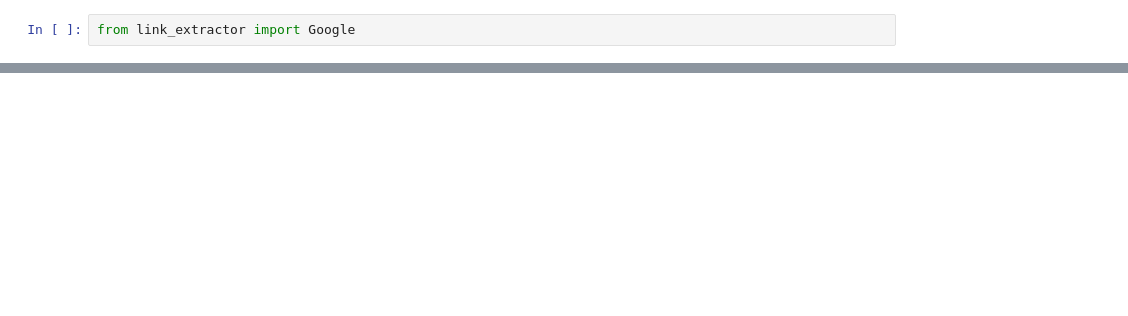
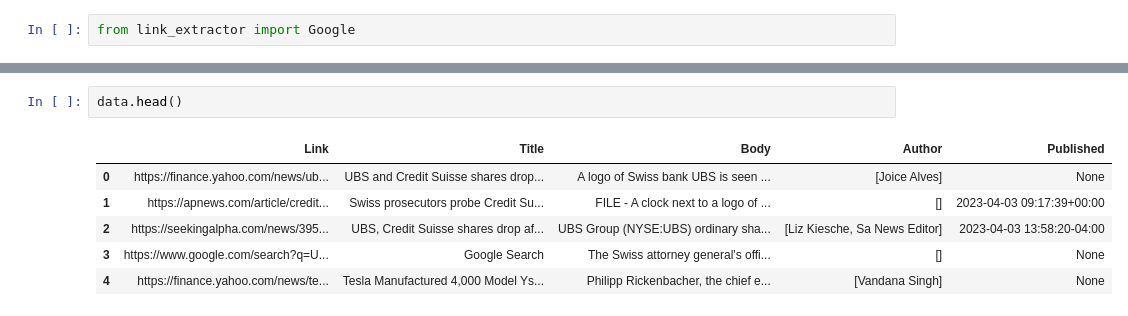
Before and after one commit to CAPSTONE-MIBA-G03/MIBA-2023-CAPSTONE-RB-NLP, a Jupyter notebook: etl-pipeline/Testing.ipynb, the cells around one changed output, grey strips where cells are left out. Cells and saved outputs as stored; diff of their text form; blank space fills up the shorter version.

```diff
--- a/etl-pipeline/Testing.ipynb
+++ b/etl-pipeline/Testing.ipynb
@@ -41,0 +69,9 @@ links.head(20)
+# %%
+data.head()
+# %% [output]
+|  | Link | Title | Body | Author | Published |
+| 0 | https://finance.yahoo.com/news/ub... | UBS and Credit Suisse shares drop... | A logo of Swiss bank UBS is seen ... | [Joice Alves] | None |
+| 1 | https://apnews.com/article/credit... | Swiss prosecutors probe Credit Su... | FILE - A clock next to a logo of ... | [] | 2023-04-03 09:17:39+00:00 |
+| 2 | https://seekingalpha.com/news/395... | UBS, Credit Suisse shares drop af... | UBS Group (NYSE:UBS) ordinary sha... | [Liz Kiesche, Sa News Editor] | 2023-04-03 13:58:20-04:00 |
+| 3 | https://www.google.com/search?q=U... | Google Search | The Swiss attorney general's offi... | [] | None |
+| 4 | https://finance.yahoo.com/news/te... | Tesla Manufactured 4,000 Model Ys... | Philipp Rickenbacher, the chief e... | [Vandana Singh] | None |
```
Also changed, not shown: parts of 43 cells of this notebook, 3 other files.
